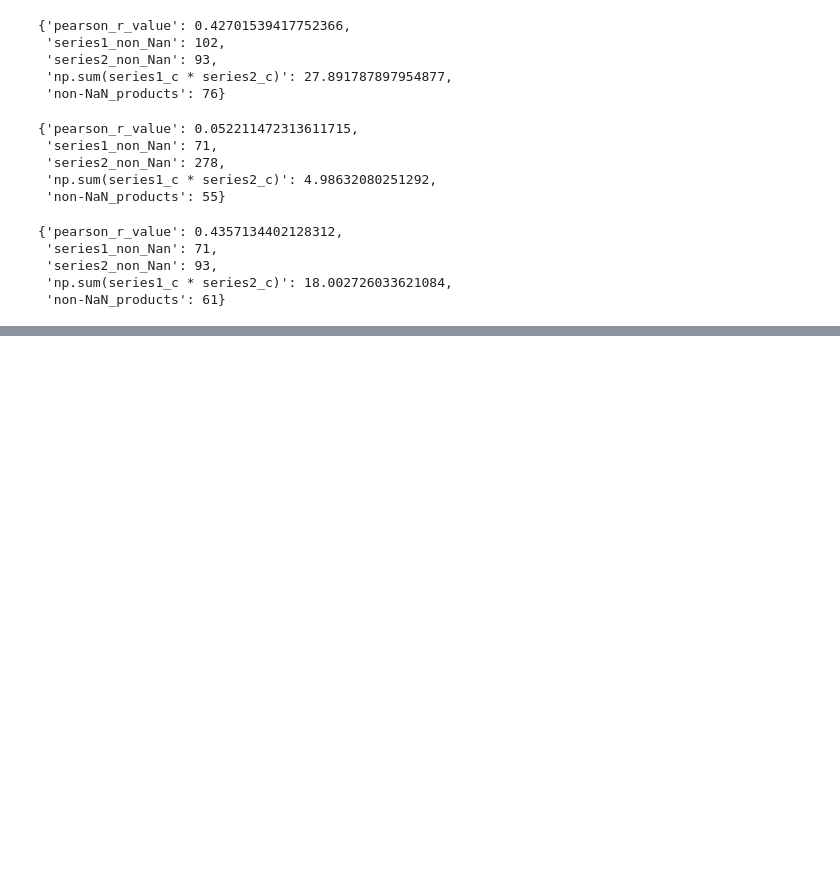
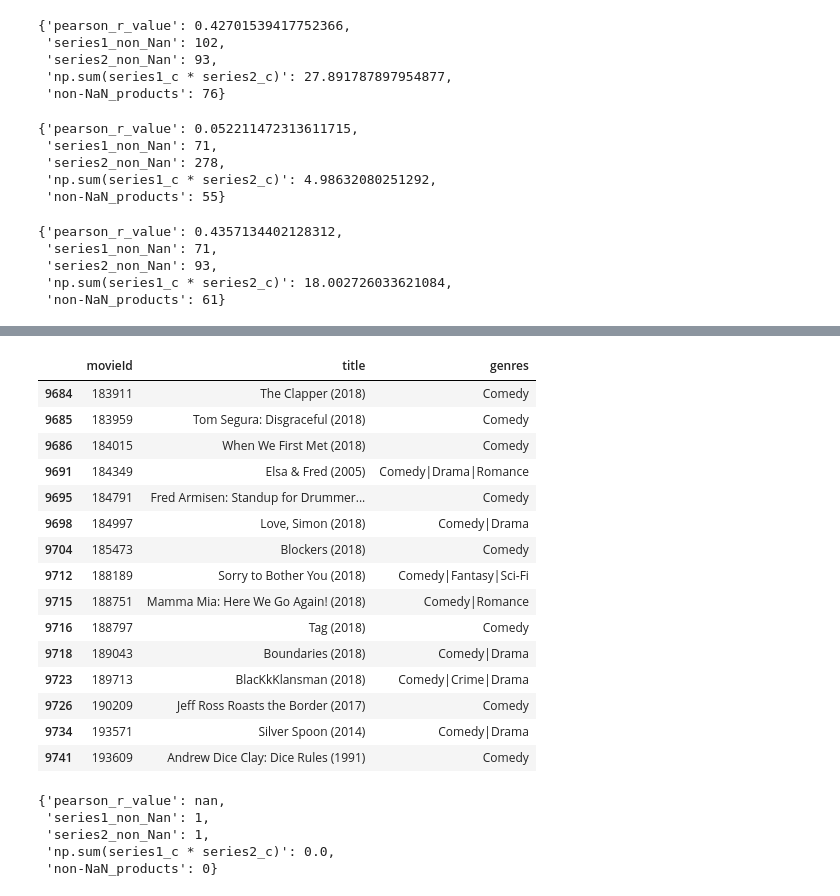
Before and after one commit to lepchenkov/Collaborative-Pearsons-R-Movie-Recommender, a Jupyter notebook: Pearsons_R_little_dataset.ipynb, the cells around one changed output, grey strips where cells are left out. Cells and saved outputs as stored; diff of their text form; code cells hidden in the pictures; blank space fills up the shorter version.

```diff
--- a/Pearsons_R_little_dataset.ipynb
+++ b/Pearsons_R_little_dataset.ipynb
@@ -170,0 +203,27 @@ pearson_r(matrix['Harry Potter and the Goblet of Fire (2005)'], matrix['Harry Po
+# %%
+movies[movies['genres'].str.match('Comedy')].tail(15)
+# %% [output]
+|  | movieId | title | genres |
+| 9684 | 183911 | The Clapper (2018) | Comedy |
+| 9685 | 183959 | Tom Segura: Disgraceful (2018) | Comedy |
+| 9686 | 184015 | When We First Met (2018) | Comedy |
+| 9691 | 184349 | Elsa & Fred (2005) | Comedy|Drama|Romance |
+| 9695 | 184791 | Fred Armisen: Standup for Drummer... | Comedy |
+| 9698 | 184997 | Love, Simon (2018) | Comedy|Drama |
+| 9704 | 185473 | Blockers (2018) | Comedy |
+| 9712 | 188189 | Sorry to Bother You (2018) | Comedy|Fantasy|Sci-Fi |
+| 9715 | 188751 | Mamma Mia: Here We Go Again! (2018) | Comedy|Romance |
+| 9716 | 188797 | Tag (2018) | Comedy |
+| 9718 | 189043 | Boundaries (2018) | Comedy|Drama |
+| 9723 | 189713 | BlacKkKlansman (2018) | Comedy|Crime|Drama |
+| 9726 | 190209 | Jeff Ross Roasts the Border (2017) | Comedy |
+| 9734 | 193571 | Silver Spoon (2014) | Comedy|Drama |
+| 9741 | 193609 | Andrew Dice Clay: Dice Rules (1991) | Comedy |
+# %%
+pearson_r(matrix['Love, Simon (2018)'], matrix['Silver Spoon (2014)'])
+# %% [output]
+{'pearson_r_value': nan,
+ 'series1_non_Nan': 1,
+ 'series2_non_Nan': 1,
+ 'np.sum(series1_c * series2_c)': 0.0,
+ 'non-NaN_products': 0}
```
Also changed, not shown: parts of 15 cells of this notebook.
